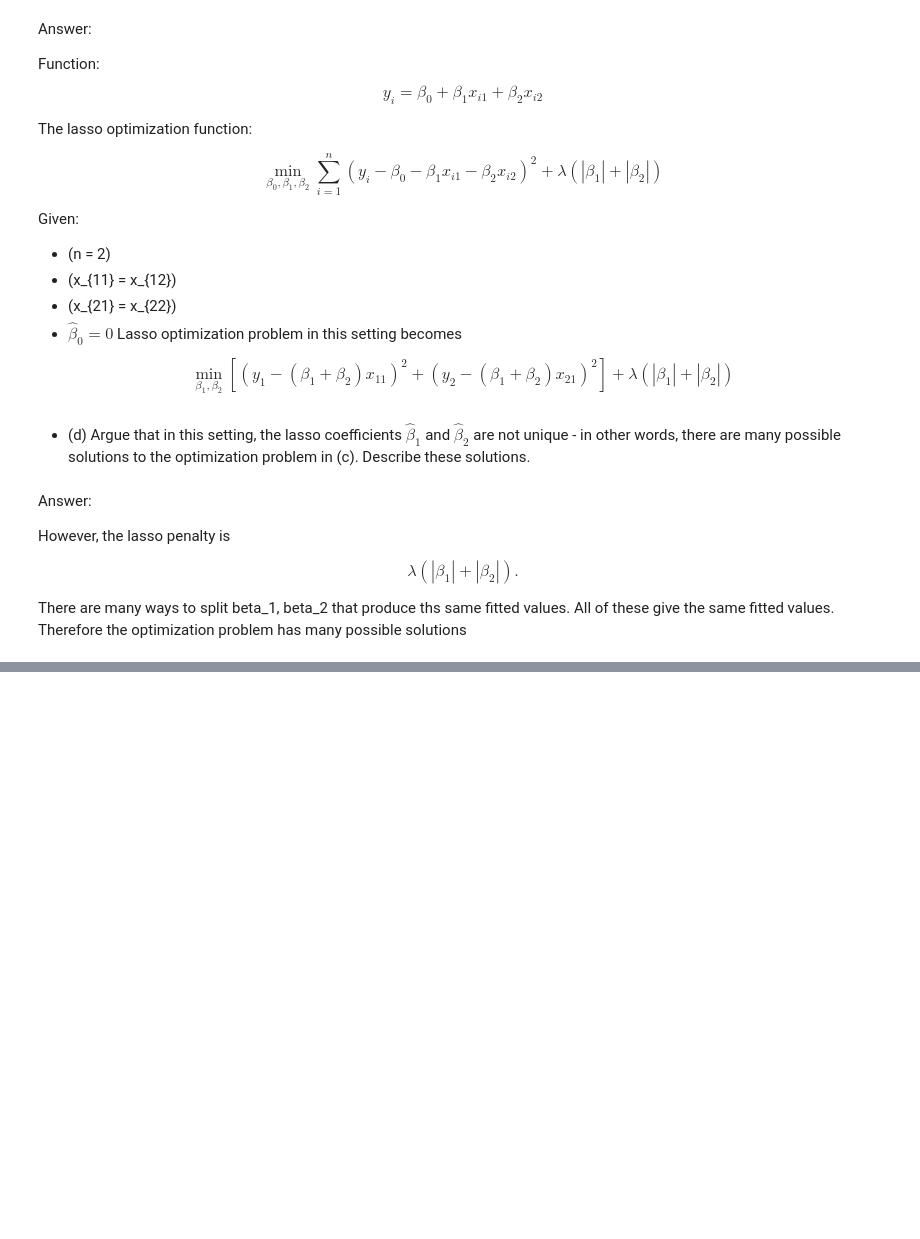
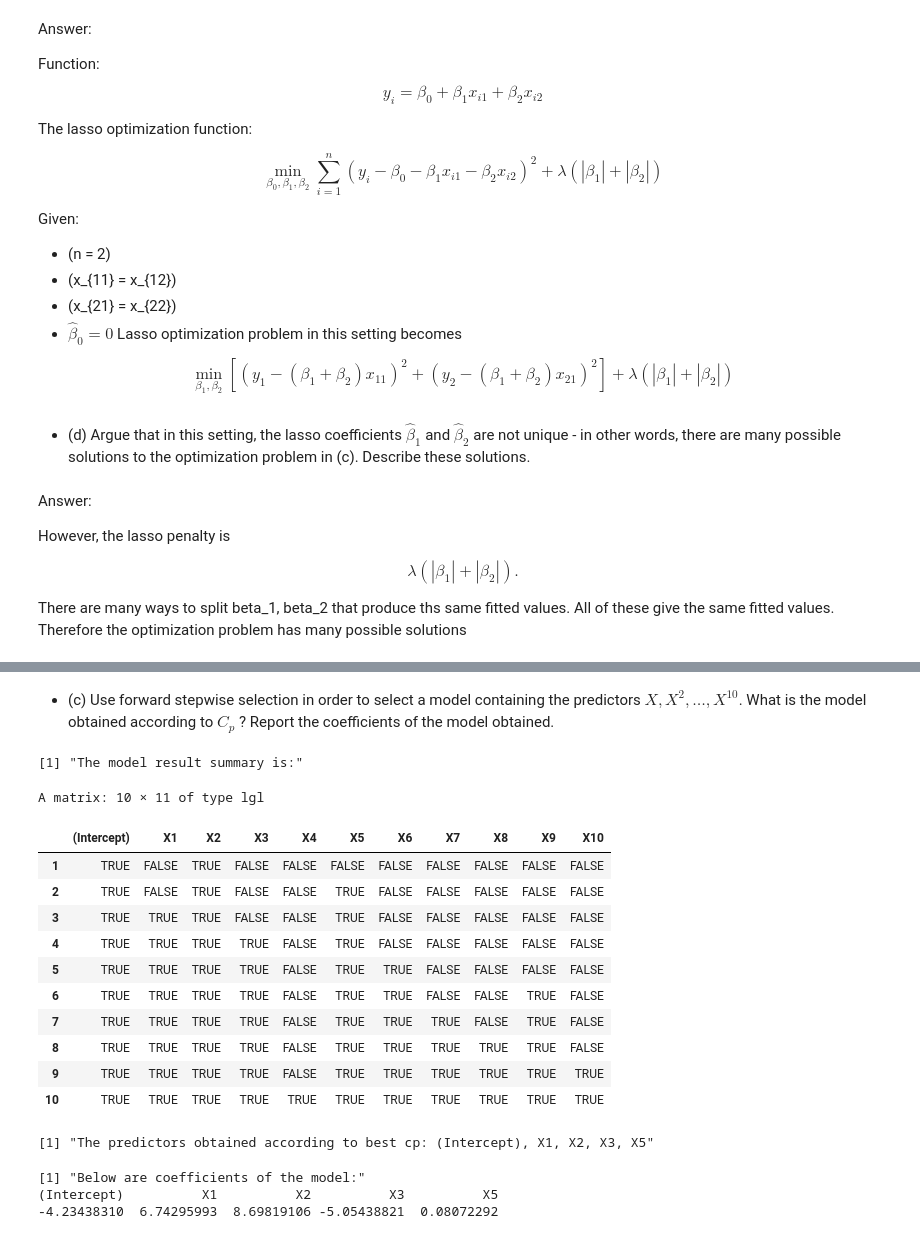
Before and after one commit to mw1296/DSAN5300, a Jupyter notebook: homeworks/HW-3/HW-3.ipynb, the cells around one changed output, grey strips where cells are left out. Drawn from its saved outputs; the diff is of its cells as text; code cells hidden in the pictures; blank space fills up the shorter version.

```diff
--- a/homeworks/HW-3/HW-3.ipynb
+++ b/homeworks/HW-3/HW-3.ipynb
@@ -560,0 +577,18 @@ Therefore the optimization problem has many possible solutions
+# %%
+set.seed(12)  # set seed
+
+# generate constants
+beta0 = runif(1, -5, 5)
+beta1 = runif(1, -10, 10)
+beta2 = runif(1, -10, 10)
+beta3 = runif(1, -10, 10)
+
+# generate response Y
+Y = beta0 + beta1*X + beta2*X^2 + beta3*X^3 + e
+# %%
+# create a data frame with predictors fro X to X^10
+data <- data.frame(Y = Y)
+for (i in 1:10) {
+  data[[paste0("X", i)]] = X^i
+}
+head(data)
@@ -560,0 +605,53 @@ Therefore the optimization problem has many possible solutions
+# %% [markdown]
+* (c) Use forward stepwise selection in order to select a model containing the predictors $X, X^2, \ldots, X^{10}$. What is the model obtained according to $C_p$ ? Report the coefficients of the model obtained.
+# %%
+library(leaps)
+# forward stepwise selection
+forward_model = regsubsets(Y ~ X1+X2+X3+X4+X5+X6+X7+X8+X9+X10,
+                          data = data,
+                          nvmax=10,
+                          method='forward')
+
+# show model summart
+forward_model_summary = summary(forward_model)
+
+# show selected predictors in each model
+print('The model result summary is:')
+forward_model_summary$which
+
+# model index with the smallest Cp
+best_cp_index = which.min(forward_model_summary$cp)
+
+# show the model obtained according to best cp
+best_predictors = names(which(forward_model_summary$which[best_cp_index, ]))
+print(paste(
+  'The predictors obtained according to best cp:',
+  paste(names(which(forward_model_summary$which[best_cp_index, ])), collapse = ", ")
+))
+# %% [output]
+[1] "The model result summary is:"
+A matrix: 10 × 11 of type lgl
+|  | (Intercept) | X1 | X2 | X3 | X4 | X5 | X6 | X7 | X8 | X9 | X10 |
+| 1 | TRUE | FALSE | TRUE | FALSE | FALSE | FALSE | FALSE | FALSE | FALSE | FALSE | FALSE |
+| 2 | TRUE | FALSE | TRUE | FALSE | FALSE | TRUE | FALSE | FALSE | FALSE | FALSE | FALSE |
+| 3 | TRUE | TRUE | TRUE | FALSE | FALSE | TRUE | FALSE | FALSE | FALSE | FALSE | FALSE |
+| 4 | TRUE | TRUE | TRUE | TRUE | FALSE | TRUE | FALSE | FALSE | FALSE | FALSE | FALSE |
+| 5 | TRUE | TRUE | TRUE | TRUE | FALSE | TRUE | TRUE | FALSE | FALSE | FALSE | FALSE |
+| 6 | TRUE | TRUE | TRUE | TRUE | FALSE | TRUE | TRUE | FALSE | FALSE | TRUE | FALSE |
+| 7 | TRUE | TRUE | TRUE | TRUE | FALSE | TRUE | TRUE | TRUE | FALSE | TRUE | FALSE |
+| 8 | TRUE | TRUE | TRUE | TRUE | FALSE | TRUE | TRUE | TRUE | TRUE | TRUE | FALSE |
+| 9 | TRUE | TRUE | TRUE | TRUE | FALSE | TRUE | TRUE | TRUE | TRUE | TRUE | TRUE |
+| 10 | TRUE | TRUE | TRUE | TRUE | TRUE | TRUE | TRUE | TRUE | TRUE | TRUE | TRUE |
+[1] "The predictors obtained according to best cp: (Intercept), X1, X2, X3, X5"
+# %%
+# fit linear model using the seleted predictors
+model = lm(Y ~ X1+X2+X3+X5, data = data)
+
+# get coefficients
+model_coefs = coef(model)
+print('Below are coefficients of the model:')
+print(model_coefs)
+# %% [output]
+[1] "Below are coefficients of the model:"
+(Intercept)          X1          X2          X3          X5
+-4.23438310  6.74295993  8.69819106 -5.05438821  0.08072292
```
Also changed, not shown: parts of 4 cells of this notebook.
